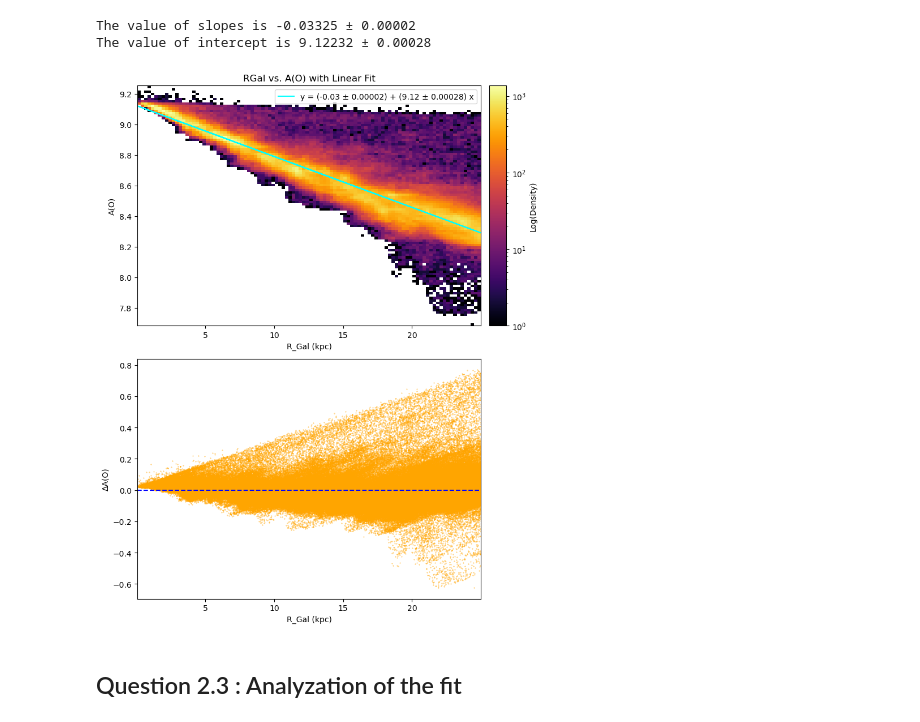
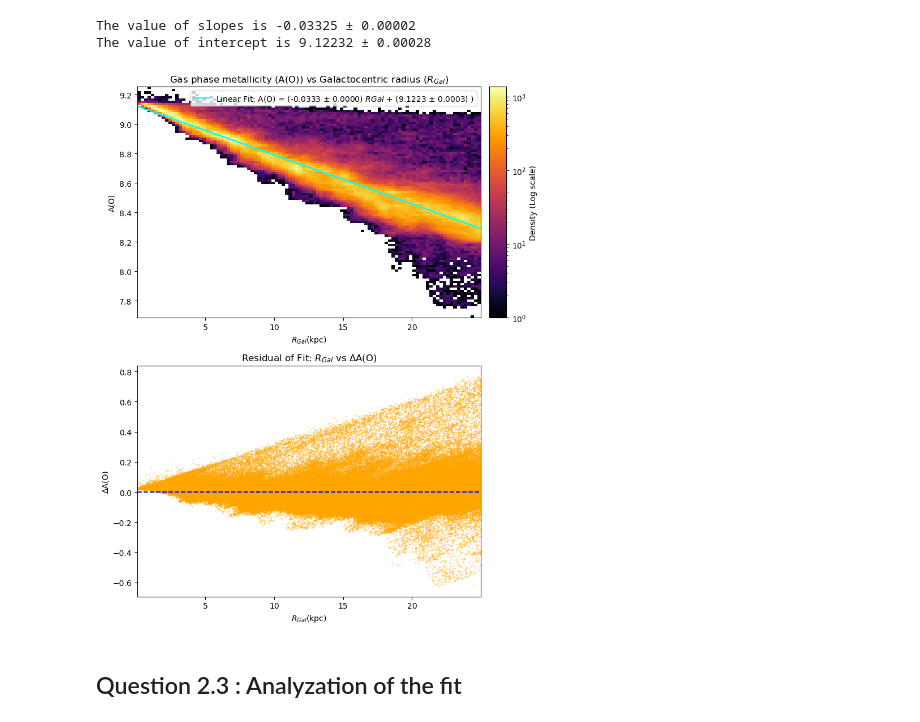
Before and after one commit to ishfahanirsyd/astronomical_computing, a Jupyter notebook: Question3.ipynb, the cells around one changed output. Saved outputs shown, nothing was run; the diff lists cells and outputs as text; code cells hidden in the pictures.

```diff
--- a/Question3.ipynb
+++ b/Question3.ipynb
@@ -87,39 +87,40 @@ x_limits = [np.min(RGal), np.max(RGal)]
 # Create a gridspec with space for colorbar without shifting x-axis alignment
 gs = gridspec.GridSpec(2, 2, width_ratios=[20, 1])  # Adjust the width ratio to fit the colorbar
 
 # First subplot: Logarithmic density plot with linear fit
 ax1 = plt.subplot(gs[0, 0])
 hist = ax1.hist2d(RGal, AO, bins=100, cmap='inferno', norm=LogNorm())
 ax1.plot(RGal, linear_model(RGal, *popt), color='cyan',
-         label=f"y = ({m:.2f} ± {m_err:.5f}) + ({b:.2f} ± {b_err:.5f}) x")
-ax1.set_xlabel('R_Gal (kpc)')
+         label=f"Linear Fit: A(O) = ({m:.4f} ± {m_err:.4f}) $RGal$ + ({b:.4f} ± {b_err:.4f}) )")
+ax1.set_xlabel('$R_{Gal} $(kpc)')
 ax1.set_ylabel('A(O)')
 ax1.legend()
-ax1.set_title('RGal vs. A(O) with Linear Fit')
+ax1.set_title('Gas phase metallicity (A(O)) vs Galactocentric radius ($R_{Gal}$)')
 ax1.set_xlim(x_limits)  # Set the x-axis limits
 
 # Colorbar for the first plot
 cbar_ax = plt.subplot(gs[0, 1])  # Place the colorbar next to the first plot
-plt.colorbar(hist[3], cax=cbar_ax, label='Log(Density)')
+plt.colorbar(hist[3], cax=cbar_ax, label='Density (Log scale)')
 
 # Calculate residuals
 residuals = AO - linear_model(RGal, *popt)
 
 # Second subplot: Residuals plot (with aligned x-axis)
 ax2 = plt.subplot(gs[1, 0])
 ax2.scatter(RGal, residuals, s=0.1, color='orange')
 ax2.axhline(0, color='blue', linestyle='--')
-ax2.set_xlabel('R_Gal (kpc)')
+ax2.set_xlabel('$R_{Gal} $(kpc)')
 ax2.set_ylabel('ΔA(O)')
+ax2.set_title('Residual of Fit: $R_{Gal}$ vs ΔA(O)')
 ax2.set_xlim(x_limits)  # Set the x-axis limits to match the first plot
 
 # Adjust layout for better alignment
 plt.tight_layout()
 plt.savefig(f'figures/RGal_vs_A0.png')
 # Display the plot
 plt.show()
 # %% [output]
-[figure, old version]
+[figure, new version]
 # %% [markdown]
 ## Question 2.3 : Analyzation of the fit
 # %% [markdown]
```
Also changed, not shown: parts of 2 cells of this notebook, 8 other files.
